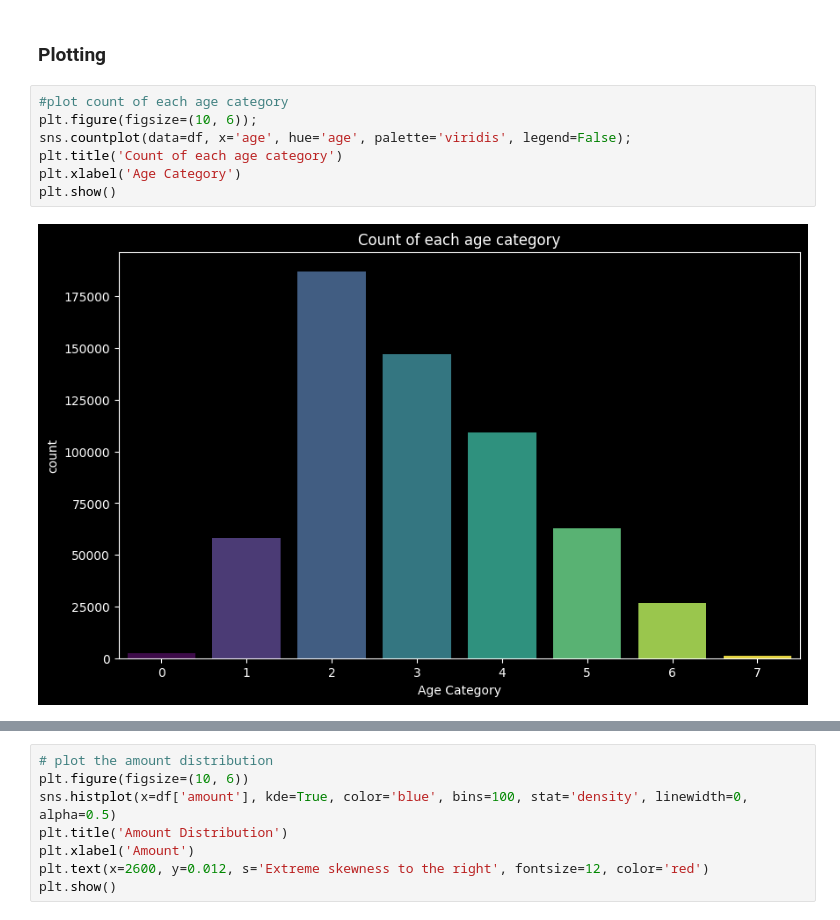
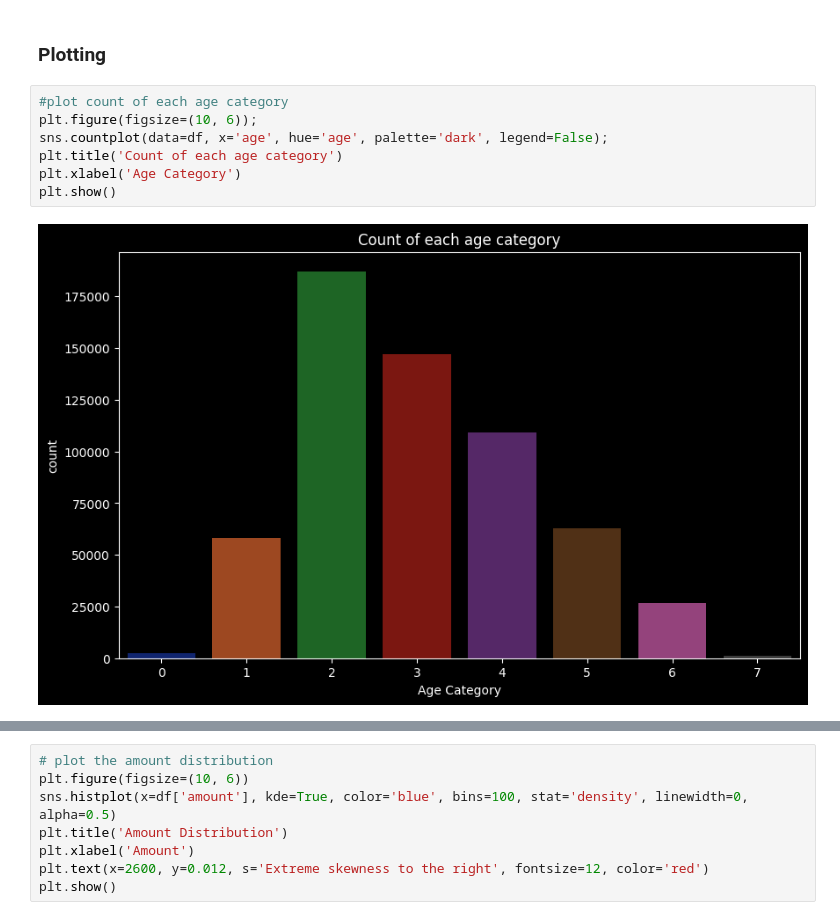
Before and after one commit to koutsompinask/MSC, a Jupyter notebook: semester B/Python/assignment/clustering.ipynb, the cells around one changed output, grey strips where cells are left out. Saved outputs shown, nothing was run; the diff lists cells and outputs as text.

```diff
--- a/semester B/Python/assignment/clustering.ipynb
+++ b/semester B/Python/assignment/clustering.ipynb
@@ -121,12 +121,12 @@ df.head()
 # %%
 #plot count of each age category
 plt.figure(figsize=(10, 6));
-sns.countplot(data=df, x='age', hue='age', palette='viridis', legend=False);
+sns.countplot(data=df, x='age', hue='age', palette='dark', legend=False);
 plt.title('Count of each age category')
 plt.xlabel('Age Category')
 plt.show()
 # %% [output]
-[figure, old version]
+[figure, new version]
 # %%
 #plot count of each category
 plt.figure(figsize=(12, 6))
```
Also changed, not shown: parts of 9 cells of this notebook, 1 other file.
